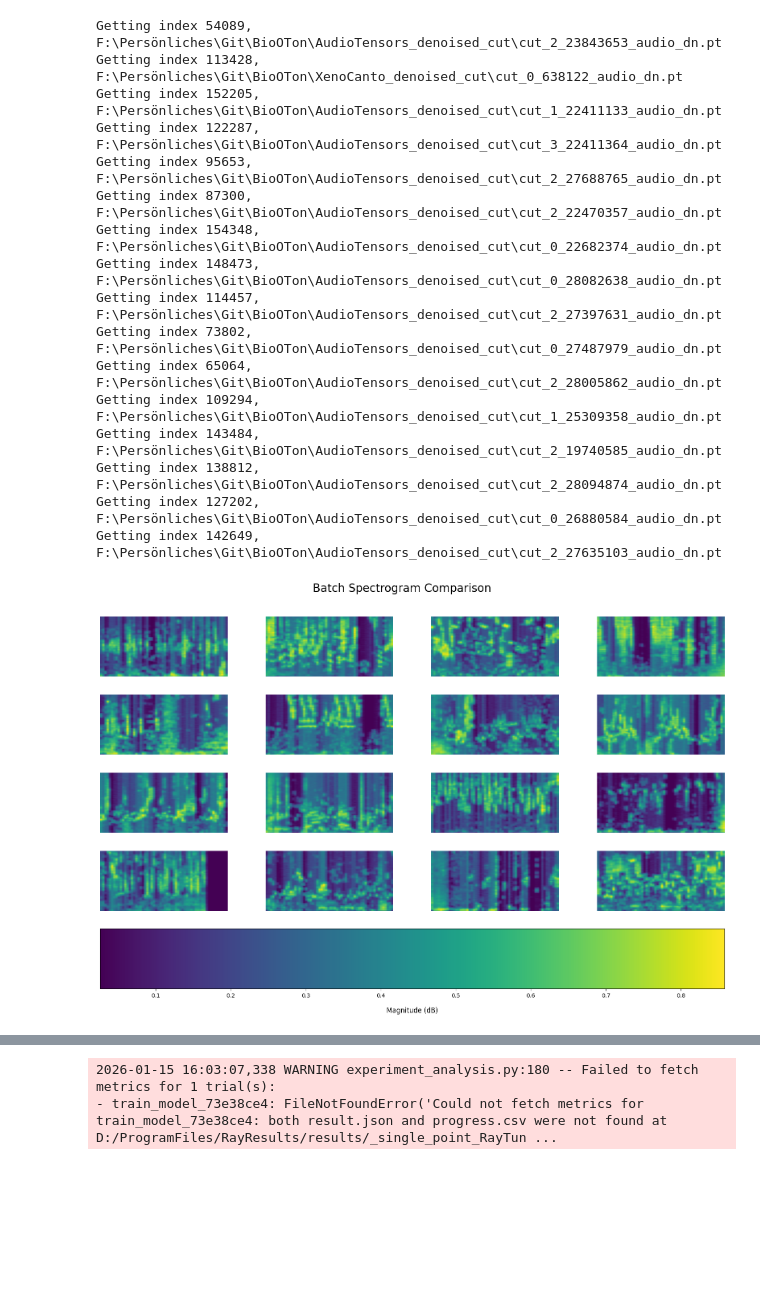
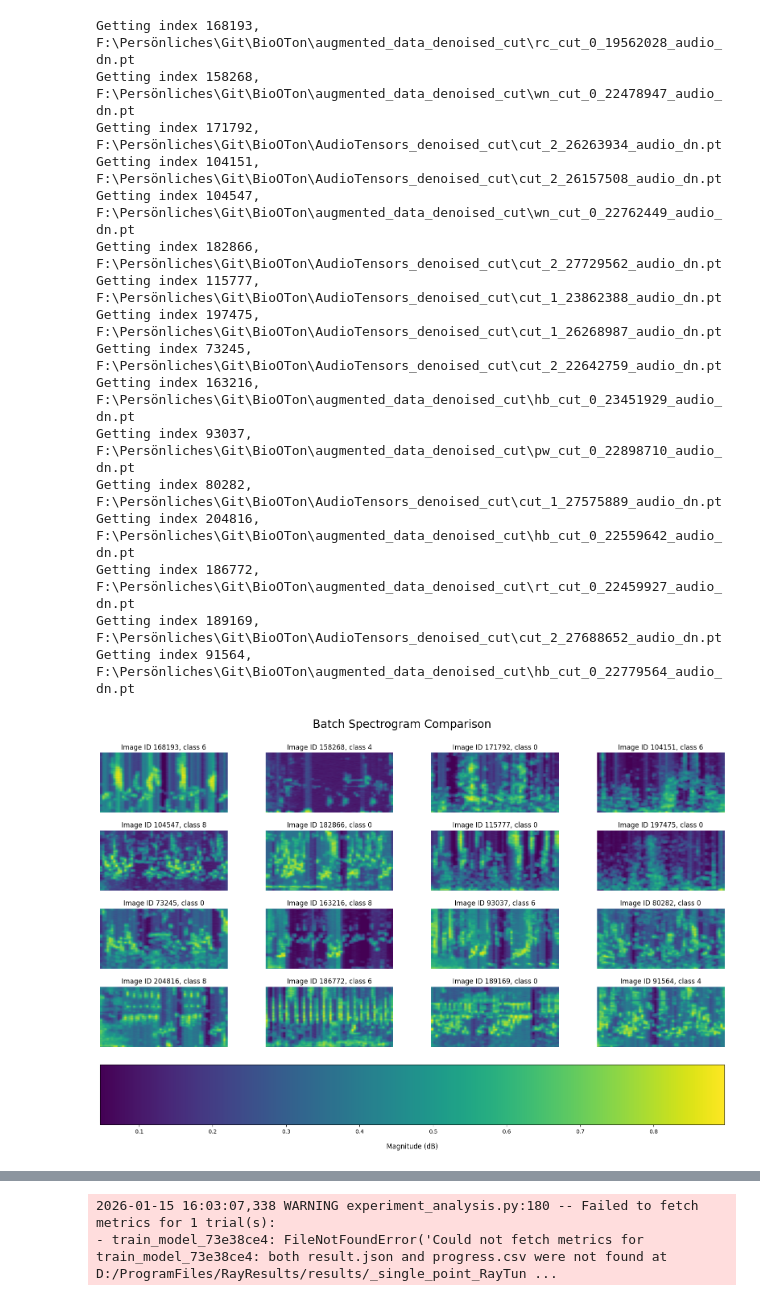
Before and after one commit to mfherrm/BioOTon, a Jupyter notebook: DL_ray_tune.ipynb, the cells around one changed output, grey strips where cells are left out. Drawn from its saved outputs; the diff is of its cells as text; code cells hidden in the pictures; blank space fills up the shorter version.

```diff
--- a/DL_ray_tune.ipynb
+++ b/DL_ray_tune.ipynb
@@ -70,7 +71,7 @@ max_epochs = 25
 config = {
     "lr": tune.choice([0.0001]),          # Learning rate between 1e-5 and 1e-2
     # "batch_size": tune.lograndint(8, 16), # for small batch testing
-    "batch_size": tune.choice([128]),
+    "batch_size": tune.choice([16]),
     "nfft" : tune.choice([4096]),
     # "scale" : tune.uniform(0.5, 4),
     "power" : tune.choice([2]),
@@ -163,47 +155,48 @@ gs = gridspec.GridSpec(5, 4, figure=fig,
                         width_ratios=[1, 1, 1, 1],
                         wspace=0.3, hspace=0.3)
 
 fig.suptitle('Batch Spectrogram Comparison', fontsize=20, y=0.95)
 
 atls = AudioToLogSpectrogram().to("cuda")
 
 for i in range(batch[1].shape[0]):
 
     wav = batch[1][i]
 
     img_tensor = atls(wav).squeeze(0).squeeze(0)
     img = img_tensor.detach().cpu().numpy()
 
     row = i // 4
     col = i % 4
 
     ax_l = fig.add_subplot(gs[row, col])
     im = ax_l.imshow(img, aspect='auto', origin='lower', cmap='viridis')
     ax_l.axis('off')
+    ax_l.set_title(f"Image ID {int(batch[0][i])}, class {int(batch[2][i])}")
 
 # Set colorbar to middle of the plot
 cbar_ax = fig.add_subplot(gs[4, :])
 cbar = fig.colorbar(im, orientation='horizontal', cax=cbar_ax)
 
 # Set the label below colorbar
 cbar.ax.set_xlabel('Magnitude (dB)', fontsize=12, labelpad=15)
 
 plt.show()
 # %% [output]
-Getting index 54089, F:\Persönliches\Git\BioOTon\AudioTensors_denoised_cut\cut_2_23843653_audio_dn.pt
-Getting index 113428, F:\Persönliches\Git\BioOTon\XenoCanto_denoised_cut\cut_0_638122_audio_dn.pt
-Getting index 152205, F:\Persönliches\Git\BioOTon\AudioTensors_denoised_cut\cut_1_22411133_audio_dn.pt
-Getting index 122287, F:\Persönliches\Git\BioOTon\AudioTensors_denoised_cut\cut_3_22411364_audio_dn.pt
-Getting index 95653, F:\Persönliches\Git\BioOTon\AudioTensors_denoised_cut\cut_2_27688765_audio_dn.pt
-Getting index 87300, F:\Persönliches\Git\BioOTon\AudioTensors_denoised_cut\cut_2_22470357_audio_dn.pt
-Getting index 154348, F:\Persönliches\Git\BioOTon\AudioTensors_denoised_cut\cut_0_22682374_audio_dn.pt
-Getting index 148473, F:\Persönliches\Git\BioOTon\AudioTensors_denoised_cut\cut_0_28082638_audio_dn.pt
-Getting index 114457, F:\Persönliches\Git\BioOTon\AudioTensors_denoised_cut\cut_2_27397631_audio_dn.pt
-Getting index 73802, F:\Persönliches\Git\BioOTon\AudioTensors_denoised_cut\cut_0_27487979_audio_dn.pt
-Getting index 65064, F:\Persönliches\Git\BioOTon\AudioTensors_denoised_cut\cut_2_28005862_audio_dn.pt
-Getting index 109294, F:\Persönliches\Git\BioOTon\AudioTensors_denoised_cut\cut_1_25309358_audio_dn.pt
-Getting index 143484, F:\Persönliches\Git\BioOTon\AudioTensors_denoised_cut\cut_2_19740585_audio_dn.pt
-Getting index 138812, F:\Persönliches\Git\BioOTon\AudioTensors_denoised_cut\cut_2_28094874_audio_dn.pt
-Getting index 127202, F:\Persönliches\Git\BioOTon\AudioTensors_denoised_cut\cut_0_26880584_audio_dn.pt
-Getting index 142649, F:\Persönliches\Git\BioOTon\AudioTensors_denoised_cut\cut_2_27635103_audio_dn.pt
+Getting index 168193, F:\Persönliches\Git\BioOTon\augmented_data_denoised_cut\rc_cut_0_19562028_audio_dn.pt
+Getting index 158268, F:\Persönliches\Git\BioOTon\augmented_data_denoised_cut\wn_cut_0_22478947_audio_dn.pt
+Getting index 171792, F:\Persönliches\Git\BioOTon\AudioTensors_denoised_cut\cut_2_26263934_audio_dn.pt
+Getting index 104151, F:\Persönliches\Git\BioOTon\AudioTensors_denoised_cut\cut_2_26157508_audio_dn.pt
+Getting index 104547, F:\Persönliches\Git\BioOTon\augmented_data_denoised_cut\wn_cut_0_22762449_audio_dn.pt
+Getting index 182866, F:\Persönliches\Git\BioOTon\AudioTensors_denoised_cut\cut_2_27729562_audio_dn.pt
+Getting index 115777, F:\Persönliches\Git\BioOTon\AudioTensors_denoised_cut\cut_1_23862388_audio_dn.pt
+Getting index 197475, F:\Persönliches\Git\BioOTon\AudioTensors_denoised_cut\cut_1_26268987_audio_dn.pt
+Getting index 73245, F:\Persönliches\Git\BioOTon\AudioTensors_denoised_cut\cut_2_22642759_audio_dn.pt
+Getting index 163216, F:\Persönliches\Git\BioOTon\augmented_data_denoised_cut\hb_cut_0_23451929_audio_dn.pt
+Getting index 93037, F:\Persönliches\Git\BioOTon\augmented_data_denoised_cut\pw_cut_0_22898710_audio_dn.pt
+Getting index 80282, F:\Persönliches\Git\BioOTon\AudioTensors_denoised_cut\cut_1_27575889_audio_dn.pt
+Getting index 204816, F:\Persönliches\Git\BioOTon\augmented_data_denoised_cut\hb_cut_0_22559642_audio_dn.pt
+Getting index 186772, F:\Persönliches\Git\BioOTon\augmented_data_denoised_cut\rt_cut_0_22459927_audio_dn.pt
+Getting index 189169, F:\Persönliches\Git\BioOTon\AudioTensors_denoised_cut\cut_2_27688652_audio_dn.pt
+Getting index 91564, F:\Persönliches\Git\BioOTon\augmented_data_denoised_cut\hb_cut_0_22779564_audio_dn.pt
-[figure, old version]
+[figure, new version]
```
Also changed, not shown: parts of 6 cells of this notebook, 14 other files.
